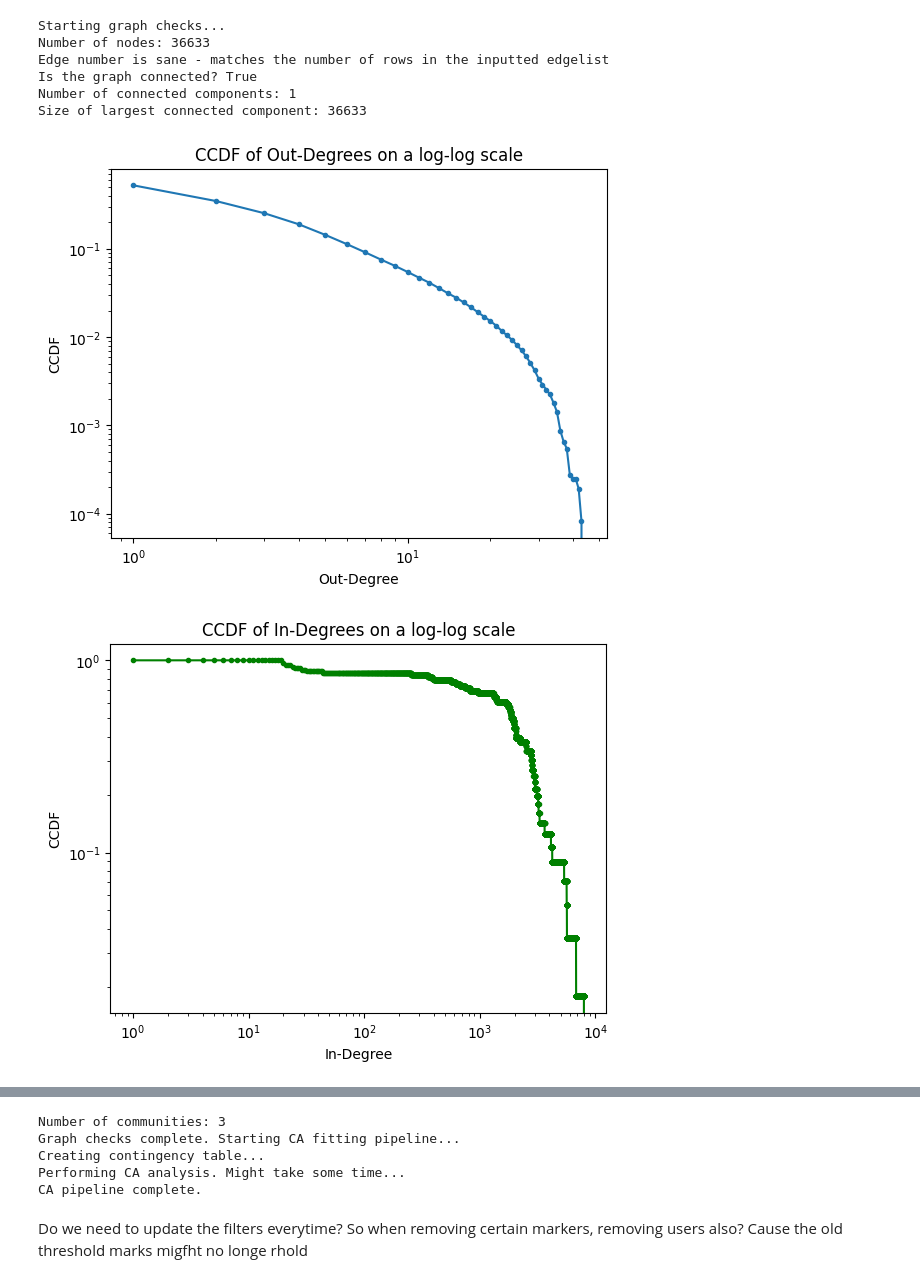
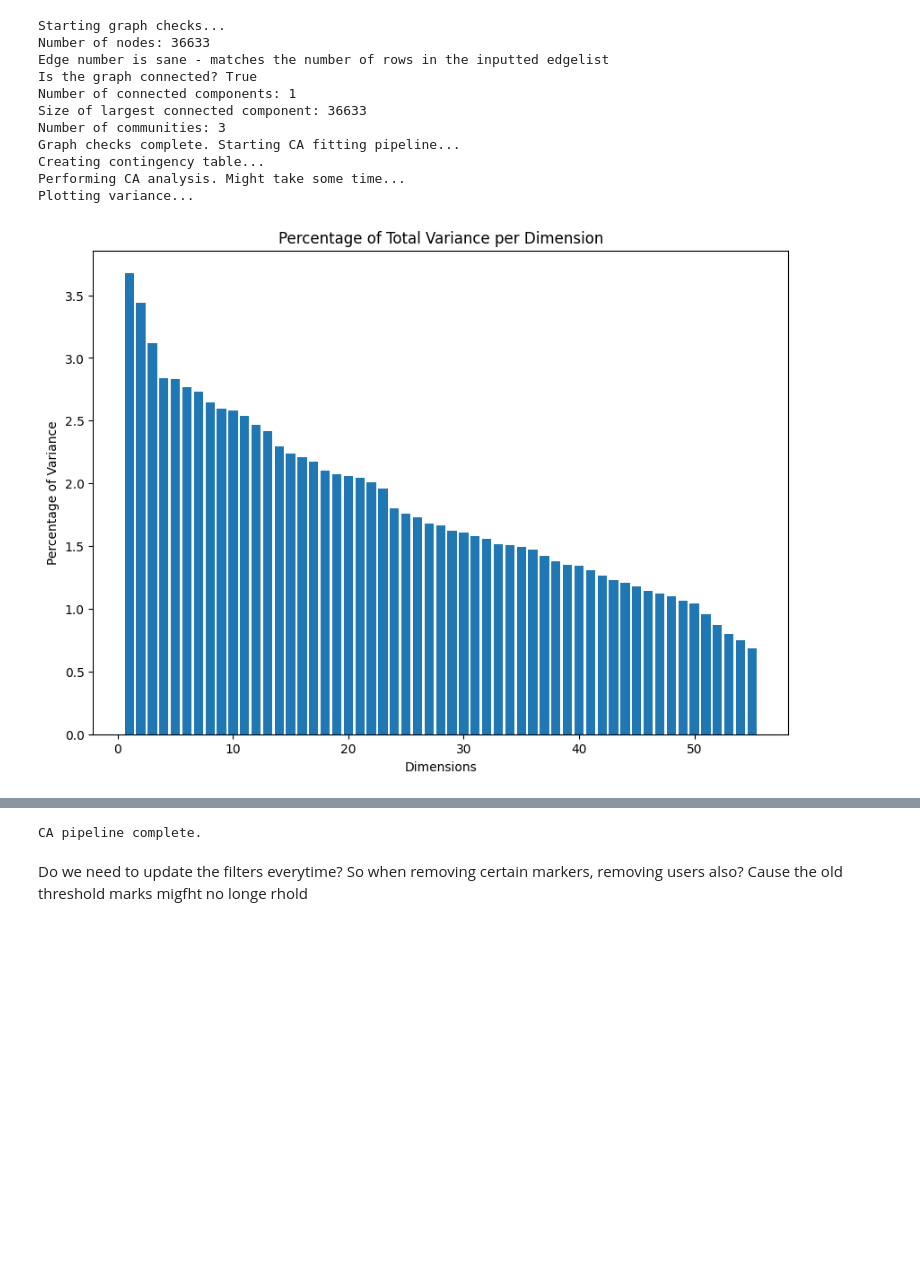
Before and after one commit to livtol99/Liv-Stage---FOCOS-Hand-Over, a Jupyter notebook: Code/Brand Validation/test.ipynb, the cells around one changed output, grey strips where cells are left out. Saved outputs shown, nothing was run; the diff lists cells and outputs as text; code cells hidden in the pictures; blank space fills up the shorter version.

```diff
--- a/Code/Brand Validation/test.ipynb
+++ b/Code/Brand Validation/test.ipynb
@@ -208,15 +256,20 @@ Performing CA analysis. Might take some time...
 CA pipeline complete.
 # %%
+importlib.reload(ca_pipeline)
 subset_name = 'm9'
 m9 = ca_pipeline.PipelineCorAnalysis(m9_df, subset_name)
 path = '/home/livtollanes/NewData/coordinates'
 m9.run_all(path)
 # %% [output]
 Starting graph checks...
 Number of nodes: 36633
 Edge number is sane - matches the number of rows in the inputted edgelist
 Is the graph connected? True
 Number of connected components: 1
 Size of largest connected component: 36633
+Number of communities: 3
+Graph checks complete. Starting CA fitting pipeline...
+Creating contingency table...
+Performing CA analysis. Might take some time...
+Plotting variance...
-[figure, old version]
+[figure, new version]
-[figure, removed]
@@ -224,7 +276,3 @@ Size of largest connected component: 36633
-Number of communities: 3
-Graph checks complete. Starting CA fitting pipeline...
-Creating contingency table...
-Performing CA analysis. Might take some time...
 CA pipeline complete.
 # %% [markdown]
 Do we need to update the filters everytime? So when removing certain markers, removing users also? Cause the old threshold marks migfht no longe rhold
```
Also changed, not shown: parts of 16 cells of this notebook, 3 other files.
